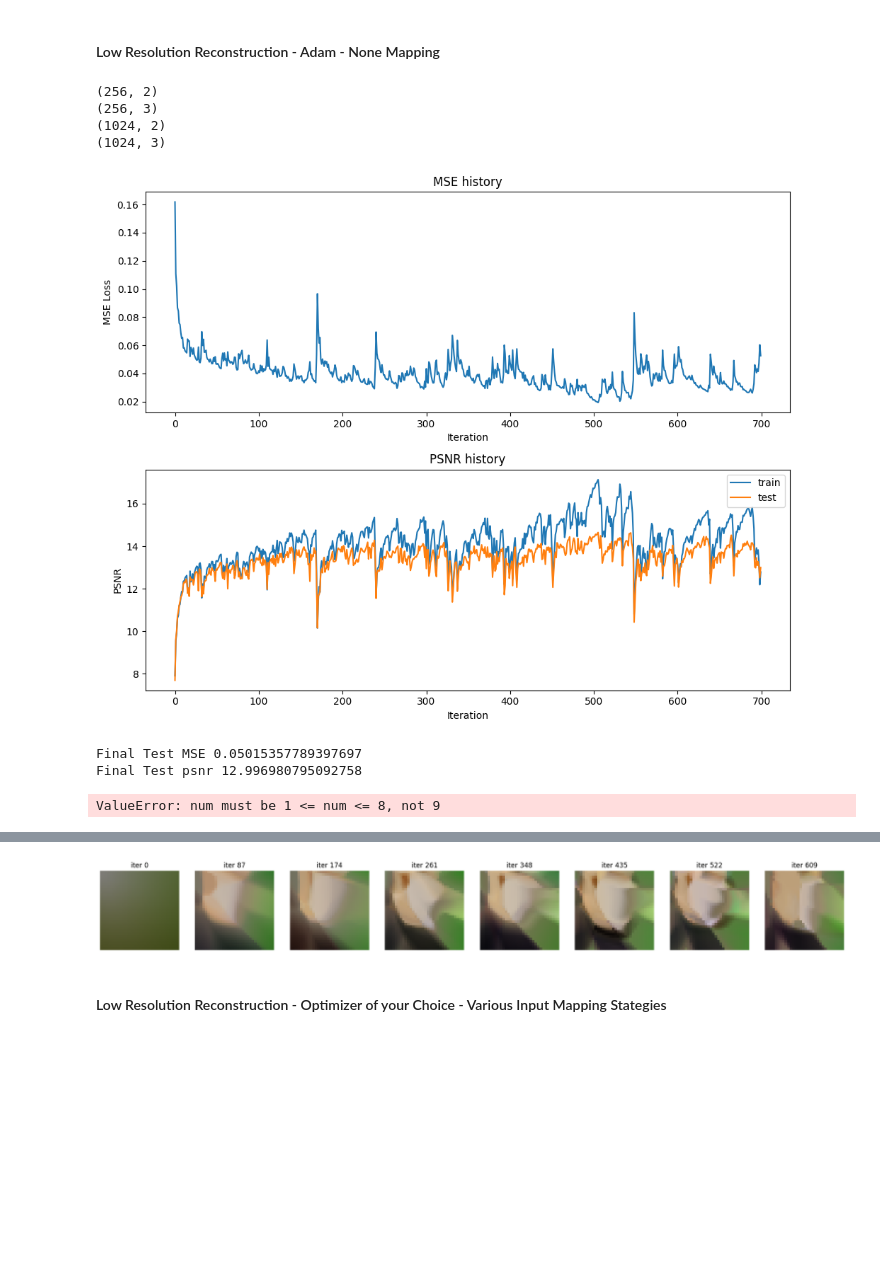
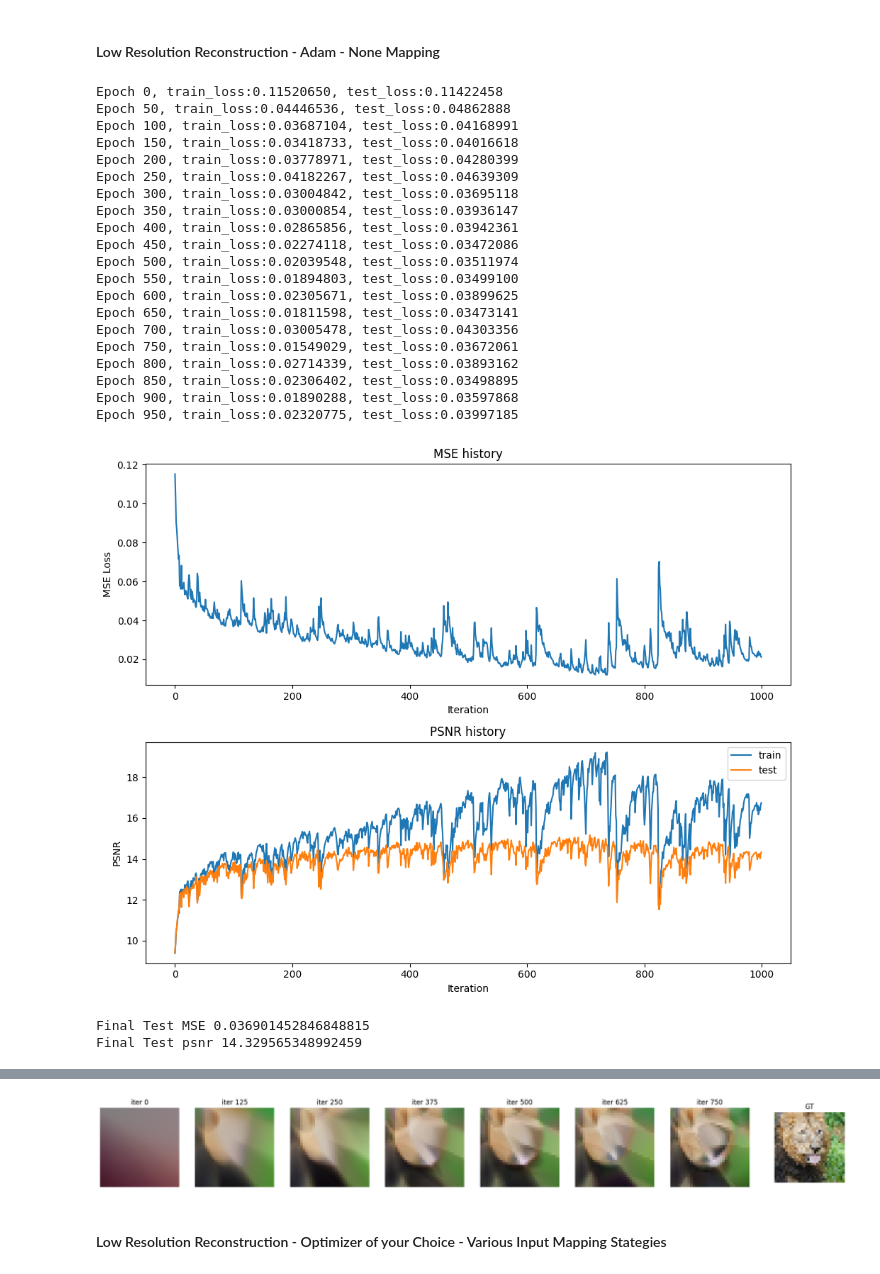
Before and after one commit to KaiwenJon/Deep-Learning-for-CV, a Jupyter notebook: spring2023/MP2/assignment2/assignment2/neural_network.ipynb, the cells around one changed output, grey strips where cells are left out. Saved outputs shown, nothing was run; the diff lists cells and outputs as text; code cells hidden in the pictures; blank space fills up the shorter version.

```diff
--- a/spring2023/MP2/assignment2/assignment2/neural_network.ipynb
+++ b/spring2023/MP2/assignment2/assignment2/neural_network.ipynb
@@ -72,9 +72,7 @@ The autoreload extension is already loaded. To reload it, use:
 
 def NN_experiment(X_train, y_train, X_test, y_test, input_size, num_layers,\
                   hidden_size, output_size, epochs,\
-                  learning_rate, opt):
-    batch_size = 50
-    learning_rate = 0.01
+                  learning_rate, opt, batch_size=200):
     n_samples = X_train.shape[0]
 
     hidden_sizes = [hidden_size] * (num_layers - 1)
@@ -118,6 +116,8 @@ def NN_experiment(X_train, y_train, X_test, y_test, input_size, num_layers,\
         test_psnr[epoch] = -10*np.log10(test_loss)
 
         predicted_images[epoch] = p_test
+        if(epoch % 50 == 0):
+            print(f"Epoch {epoch}, train_loss:{loss:.8f}, test_loss:{test_loss:.8f}")
 
     return net, train_psnr, test_psnr, train_loss, predicted_images
 # %% [markdown]
@@ -153,6 +153,11 @@ def get_B_dict():
 
     # add B matrix for basic, gauss_1.0, gauss_10.0, gauss_100.0
     # TODO implement this
+    m = 256
+    B_dict['basic'] = np.eye(2)
+    B_dict['gauss_1.0'] = np.random.normal(0, 1, (m, 2))
+    B_dict['gauss_10.0'] = np.random.normal(0, 10, (m, 2))
+    B_dict['gauss_100.0'] = np.random.normal(0, 100, (m, 2))
 
     return B_dict
 # %%
@@ -164,10 +169,18 @@ def input_mapping(x, B):
     else:
         # "basic" mapping and "gauss_X" mappings project input features using B
         # TODO implement this
-        pass
+        m = B.shape[0]
+        new_n_features = m * 2
+        res = np.zeros((x.shape[0], new_n_features))
+        for n in range(x.shape[0]):
+            v = x[n] # (2, )
+            Bv = B @ v # (m, 1)
+            res[n, 0:m] = np.cos(2*np.pi*Bv)
+            res[n, m:] = np.sin(2*np.pi*Bv)
+        return res
 # %%
 # Apply the input feature mapping to the train and test data - already done for you
-def get_input_features(B_dict, mapping):
+def get_input_features(train_data, test_data, B_dict, mapping):
     # mapping is the key to the B_dict, which has the value of B
     # B is then used with the function `input_mapping` to map x
     output_size = 3
@@ -359,34 +398,46 @@ plot_reconstruction_progress(predicted_images, y_test)
 #### Low Resolution Reconstruction - Adam - None Mapping
 # %%
 B_dict = get_B_dict()
-X_train, y_train, X_test, y_test = get_input_features(B_dict, mapping="none")
-
-print(X_train.shape)
-print(y_train.shape)
-print(X_test.shape)
-print(y_test.shape)
+X_train, y_train, X_test, y_test = get_input_features(train_data, test_data, B_dict, mapping="none")
 
 # run NN experiment on input features
 # TODO implement by using the NN_experiment() helper function
+input_size = X_train.shape[1]
 net, train_psnr, test_psnr, train_loss, predicted_images = NN_experiment(X_train, y_train, X_test, y_test,
-                                                                        input_size=2,
-                                                                        num_layers=6,
+                                                                        input_size=input_size,
+                                                                        num_layers=4,
                                                                         hidden_size=256,
                                                                         output_size=3,
                                                                         epochs=1000,
-                                                                        learning_rate=0.001,
+                                                                        learning_rate=0.01,
+                                                                        batch_size=50,
                                                                         opt="Adam")
 
 # plot results of experiment
 plot_training_curves(train_loss, train_psnr, test_psnr)
 plot_reconstruction(net.forward(X_test), y_test)
 plot_reconstruction_progress(predicted_images, y_test)
 # %% [output]
-(256, 2)
-(256, 3)
-(1024, 2)
-(1024, 3)
+Epoch 0, train_loss:0.11520650, test_loss:0.11422458
+Epoch 50, train_loss:0.04446536, test_loss:0.04862888
+Epoch 100, train_loss:0.03687104, test_loss:0.04168991
+Epoch 150, train_loss:0.03418733, test_loss:0.04016618
+Epoch 200, train_loss:0.03778971, test_loss:0.04280399
+Epoch 250, train_loss:0.04182267, test_loss:0.04639309
+Epoch 300, train_loss:0.03004842, test_loss:0.03695118
+Epoch 350, train_loss:0.03000854, test_loss:0.03936147
+Epoch 400, train_loss:0.02865856, test_loss:0.03942361
+Epoch 450, train_loss:0.02274118, test_loss:0.03472086
+Epoch 500, train_loss:0.02039548, test_loss:0.03511974
+Epoch 550, train_loss:0.01894803, test_loss:0.03499100
+Epoch 600, train_loss:0.02305671, test_loss:0.03899625
+Epoch 650, train_loss:0.01811598, test_loss:0.03473141
+Epoch 700, train_loss:0.03005478, test_loss:0.04303356
+Epoch 750, train_loss:0.01549029, test_loss:0.03672061
+Epoch 800, train_loss:0.02714339, test_loss:0.03893162
+Epoch 850, train_loss:0.02306402, test_loss:0.03498895
+Epoch 900, train_loss:0.01890288, test_loss:0.03597868
+Epoch 950, train_loss:0.02320775, test_loss:0.03997185
-[figure, old version]
+[figure, new version]
-Final Test MSE 0.05015357789397697
-Final Test psnr 12.996980795092758
+Final Test MSE 0.036901452846848815
+Final Test psnr 14.329565348992459
-ValueError: num must be 1 <= num <= 8, not 9
@@ -394,4 +445,4 @@ ValueError: num must be 1 <= num <= 8, not 9
-[figure, old version]
+[figure, new version]
 # %% [markdown]
 #### Low Resolution Reconstruction - Optimizer of your Choice - Various Input Mapping Stategies
 # %%
```
Also changed, not shown: parts of 16 cells of this notebook.
